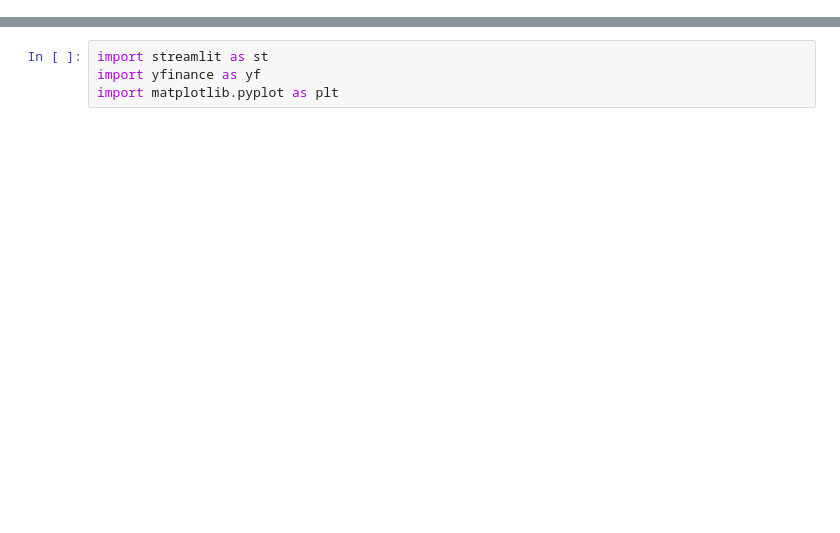
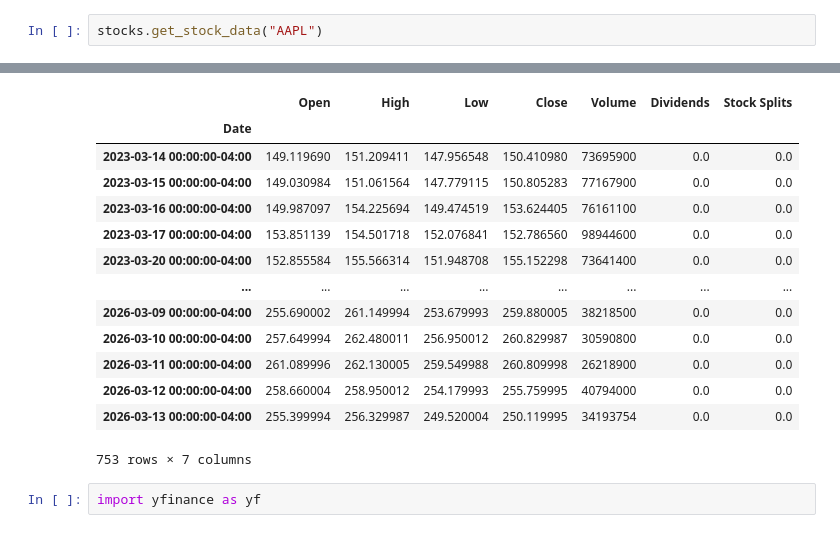
Before and after one commit to jintingzhao2/Medium-Term-Stock-Predictor, a Jupyter notebook: stock_price.ipynb, the cells around one changed output, grey strips where cells are left out. Cells and saved outputs as stored; diff of their text form; blank space fills up the shorter version.

```diff
--- a/stock_price.ipynb
+++ b/stock_price.ipynb
@@ -61,0 +9,3 @@ Note: you may need to restart the kernel to use updated packages.
+# %%
+stocks.get_stock_data("AAPL")
+# %% [output]
@@ -62,4 +14,16 @@ Note: you may need to restart the kernel to use updated packages.
+|  | Open | High | Low | Close | Volume | Dividends | Stock Splits |
+| Date |  |  |  |  |  |  |  |
+| 2023-03-14 00:00:00-04:00 | 149.119690 | 151.209411 | 147.956548 | 150.410980 | 73695900 | 0.0 | 0.0 |
+| 2023-03-15 00:00:00-04:00 | 149.030984 | 151.061564 | 147.779115 | 150.805283 | 77167900 | 0.0 | 0.0 |
+| 2023-03-16 00:00:00-04:00 | 149.987097 | 154.225694 | 149.474519 | 153.624405 | 76161100 | 0.0 | 0.0 |
+| 2023-03-17 00:00:00-04:00 | 153.851139 | 154.501718 | 152.076841 | 152.786560 | 98944600 | 0.0 | 0.0 |
+| 2023-03-20 00:00:00-04:00 | 152.855584 | 155.566314 | 151.948708 | 155.152298 | 73641400 | 0.0 | 0.0 |
+| ... | ... | ... | ... | ... | ... | ... | ... |
+| 2026-03-09 00:00:00-04:00 | 255.690002 | 261.149994 | 253.679993 | 259.880005 | 38218500 | 0.0 | 0.0 |
+| 2026-03-10 00:00:00-04:00 | 257.649994 | 262.480011 | 256.950012 | 260.829987 | 30590800 | 0.0 | 0.0 |
+| 2026-03-11 00:00:00-04:00 | 261.089996 | 262.130005 | 259.549988 | 260.809998 | 26218900 | 0.0 | 0.0 |
+| 2026-03-12 00:00:00-04:00 | 258.660004 | 258.950012 | 254.179993 | 255.759995 | 40794000 | 0.0 | 0.0 |
+| 2026-03-13 00:00:00-04:00 | 255.399994 | 256.329987 | 249.520004 | 250.119995 | 34193754 | 0.0 | 0.0 |
+753 rows × 7 columns
 # %%
-import streamlit as st
 import yfinance as yf
-import matplotlib.pyplot as plt
```
Also changed, not shown: parts of 10 cells of this notebook, 1 other file.
